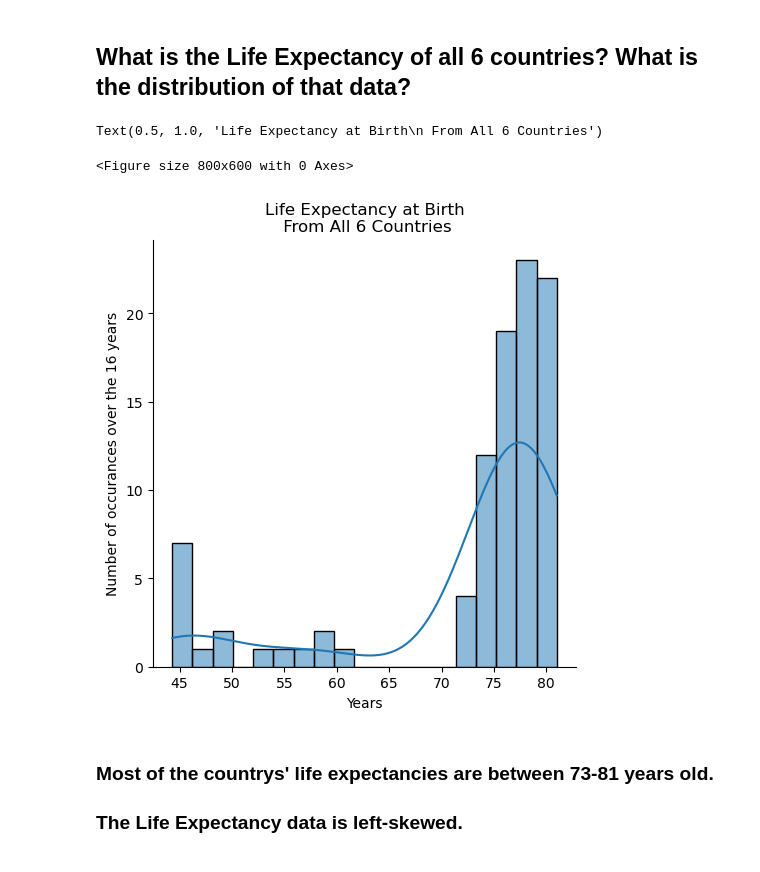
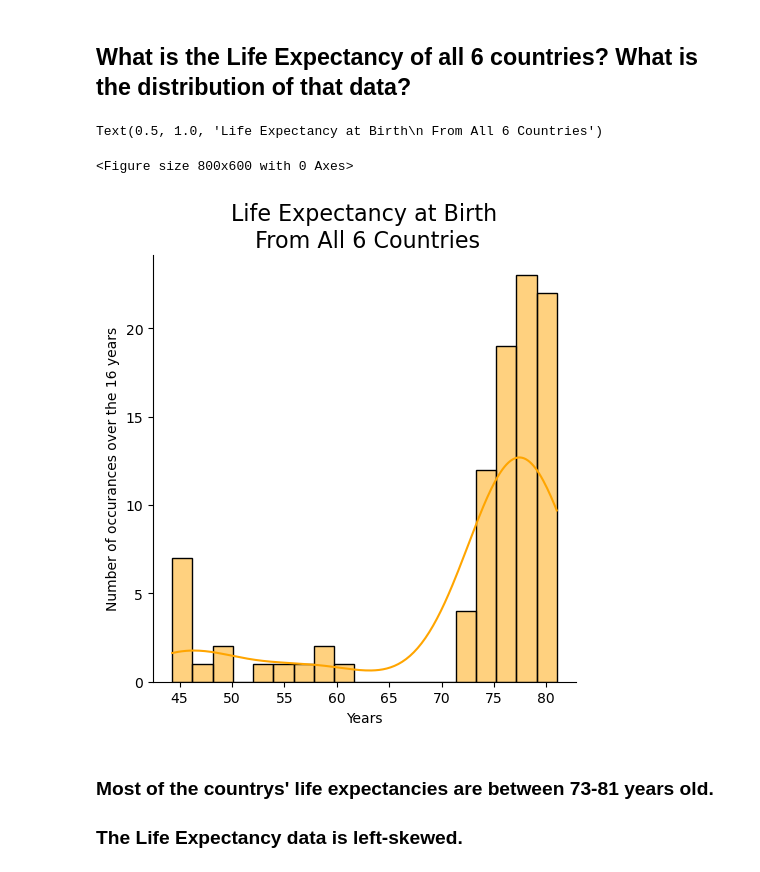
Before and after one commit to Script-Whiz/LifeExpectancy, a Jupyter notebook: life_expectancy_gdp_final.ipynb, the cells around one changed output. Saved outputs shown, nothing was run; the diff lists cells and outputs as text; code cells hidden in the pictures.

```diff
--- a/life_expectancy_gdp_final.ipynb
+++ b/life_expectancy_gdp_final.ipynb
@@ -252,15 +252,15 @@ There are 16 years represented in this dataset.
 # %%
 #Life expectancy at birth, over the years.
 #Create a swarm plot
 plt.figure(figsize=(8,6))
-sns.displot(df.LE, rug =False, kde=True)
+sns.displot(df.LE, rug =False, kde=True, color ='orange')
 plt.xlabel("Years")
 plt.ylabel("Number of occurances over the 16 years")
-plt.title("Life Expectancy at Birth\n From All 6 Countries")
+plt.title("Life Expectancy at Birth\n From All 6 Countries", size=16)
 # %% [output]
 Text(0.5, 1.0, 'Life Expectancy at Birth\n From All 6 Countries')
 <Figure size 800x600 with 0 Axes>
-[figure, old version]
+[figure, new version]
 # %% [markdown]
 ### Most of the countrys' life expectancies are between 73-81 years old. ###
 ### The Life Expectancy data is left-skewed. ###
```
Also changed, not shown: parts of 22 cells of this notebook.
